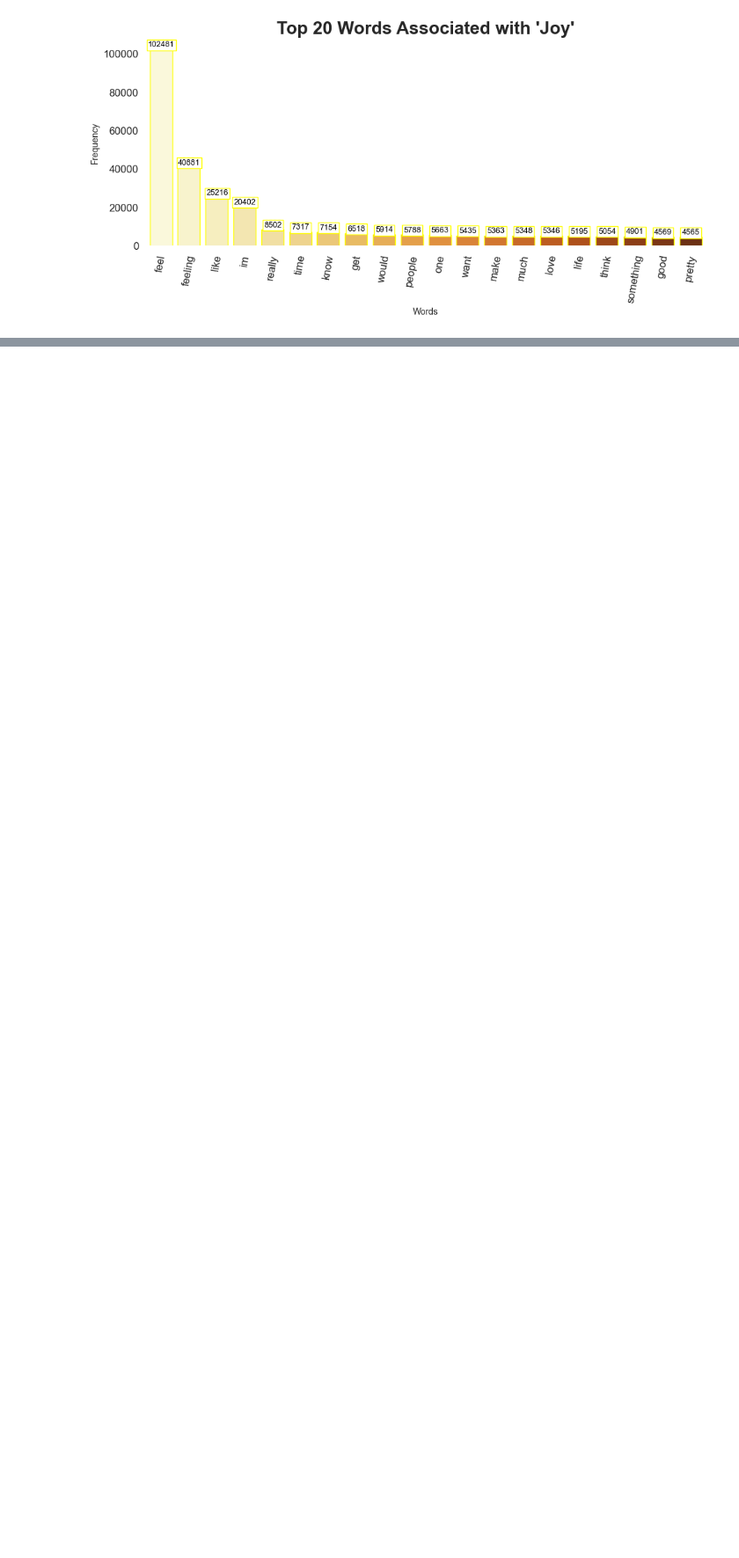
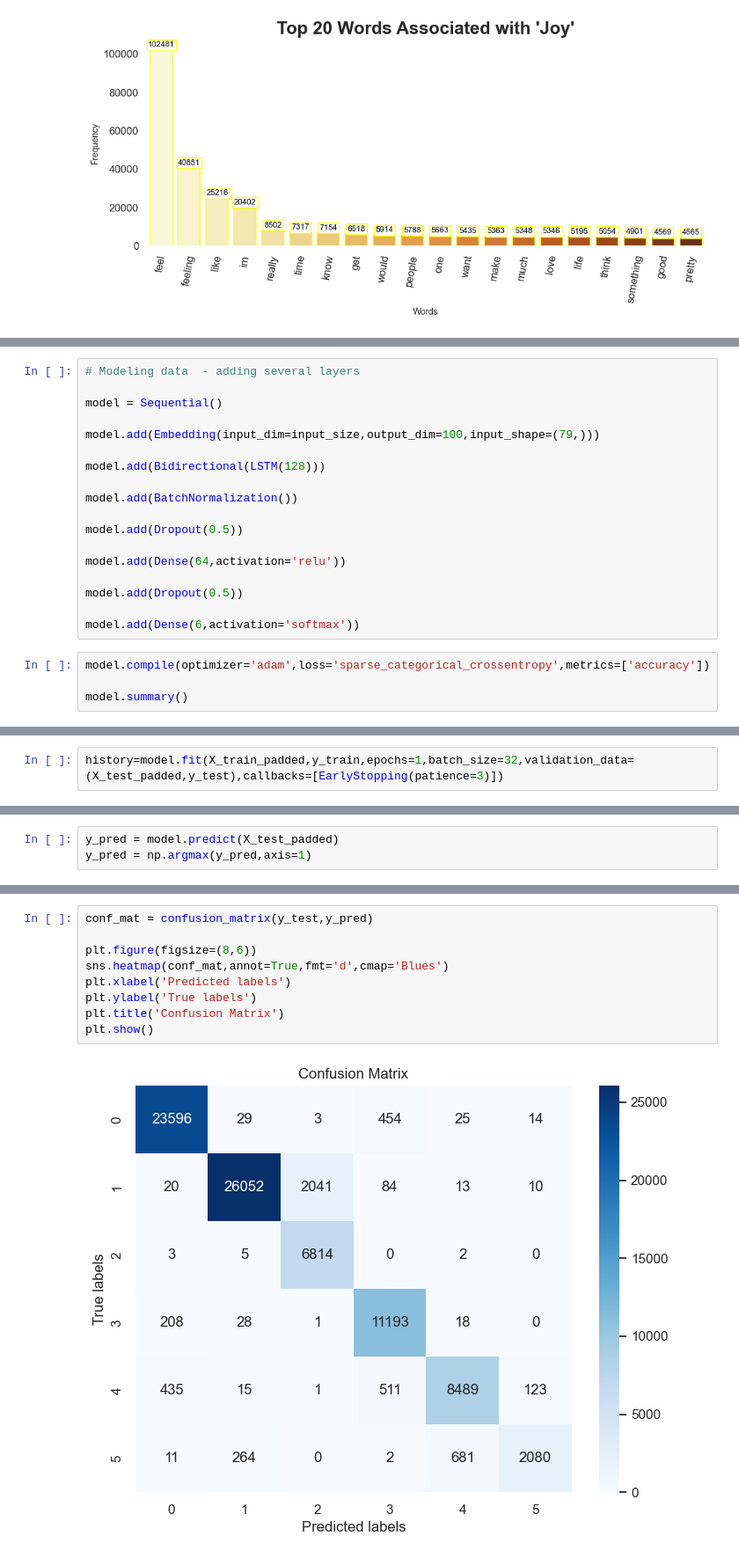
Before and after one commit to Mvalexema/100-days-of-code, a Jupyter notebook: D61-65.Emotions_NLP/Emotions_NLP.ipynb, the cells around one changed output, grey strips where cells are left out. Shown at 88% size. Saved outputs shown, nothing was run; the diff lists cells and outputs as text; blank space fills up the shorter version.

Commit message:
D66-68. NLP model with LSTM model added

```diff
--- a/D61-65.Emotions_NLP/Emotions_NLP.ipynb
+++ b/D61-65.Emotions_NLP/Emotions_NLP.ipynb
@@ -395,0 +514,22 @@ plt.show()
+# %%
+# Modeling data  - adding several layers
+
+model = Sequential()
+
+model.add(Embedding(input_dim=input_size,output_dim=100,input_shape=(79,)))
+
+model.add(Bidirectional(LSTM(128)))
+
+model.add(BatchNormalization())
+
+model.add(Dropout(0.5))
+
+model.add(Dense(64,activation='relu'))
+
+model.add(Dropout(0.5))
+
+model.add(Dense(6,activation='softmax'))
+# %%
+model.compile(optimizer='adam',loss='sparse_categorical_crossentropy',metrics=['accuracy'])
+
+model.summary()
@@ -395,0 +559,2 @@ plt.show()
+# %%
+history=model.fit(X_train_padded,y_train,epochs=1,batch_size=32,validation_data=(X_test_padded,y_test),callbacks=[EarlyStopping(patience=3)])
@@ -395,0 +568,3 @@ plt.show()
+# %%
+y_pred = model.predict(X_test_padded)
+y_pred = np.argmax(y_pred,axis=1)
@@ -395,0 +573,11 @@ plt.show()
+# %%
+conf_mat = confusion_matrix(y_test,y_pred)
+
+plt.figure(figsize=(8,6))
+sns.heatmap(conf_mat,annot=True,fmt='d',cmap='Blues')
+plt.xlabel('Predicted labels')
+plt.ylabel('True labels')
+plt.title('Confusion Matrix')
+plt.show()
+# %% [output]
+[figure, added]
```
Also changed, not shown: parts of 21 cells of this notebook, 2 other files.
